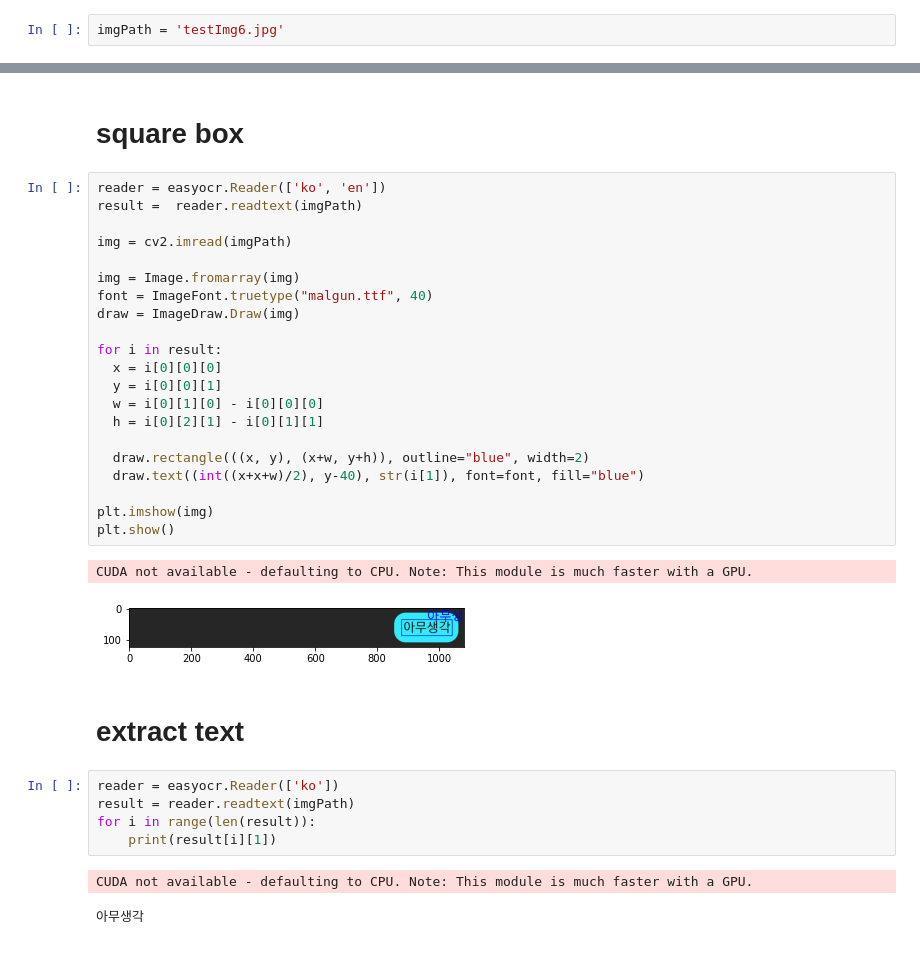
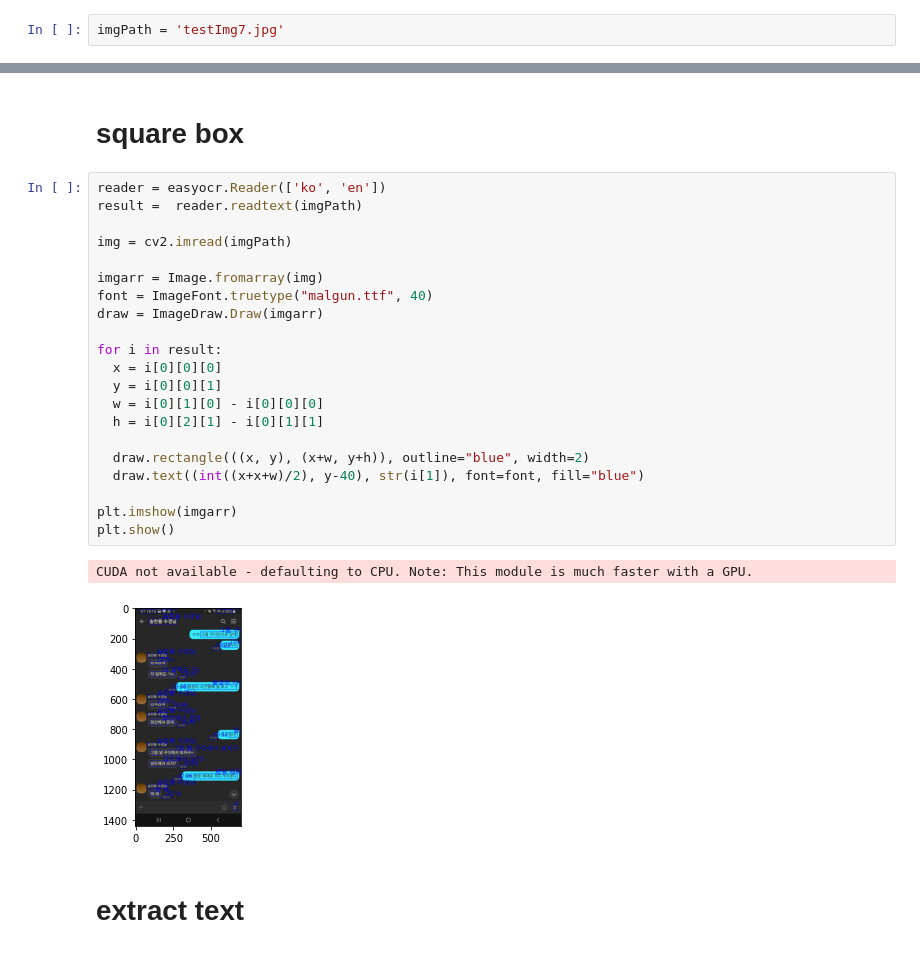
Before and after one commit to UMC-letterbox/ocr_with_python, a Jupyter notebook: ocr.ipynb, the cells around one changed output, grey strips where cells are left out. Saved outputs shown, nothing was run; the diff lists cells and outputs as text.

```diff
--- a/ocr.ipynb
+++ b/ocr.ipynb
@@ -13,4 +13,4 @@ from PIL import ImageFont, ImageDraw, Image
 # %% [markdown]
 # set variable
 # %%
-imgPath = 'testImg6.jpg'
+imgPath = 'testImg7.jpg'
@@ -19,34 +36,26 @@ imgPath = 'testImg6.jpg'
 # %%
 reader = easyocr.Reader(['ko', 'en'])
 result =  reader.readtext(imgPath)
 
 img = cv2.imread(imgPath)
 
-img = Image.fromarray(img)
+imgarr = Image.fromarray(img)
 font = ImageFont.truetype("malgun.ttf", 40)
-draw = ImageDraw.Draw(img)
+draw = ImageDraw.Draw(imgarr)
 
 for i in result:
   x = i[0][0][0]
   y = i[0][0][1]
   w = i[0][1][0] - i[0][0][0]
   h = i[0][2][1] - i[0][1][1]
 
   draw.rectangle(((x, y), (x+w, y+h)), outline="blue", width=2)
   draw.text((int((x+x+w)/2), y-40), str(i[1]), font=font, fill="blue")
 
-plt.imshow(img)
+plt.imshow(imgarr)
 plt.show()
 # %% [output]
 CUDA not available - defaulting to CPU. Note: This module is much faster with a GPU.
-[figure, old version]
+[figure, new version]
 # %% [markdown]
 # extract text
-# %%
-reader = easyocr.Reader(['ko'])
-result = reader.readtext(imgPath)
-for i in range(len(result)):
-    print(result[i][1])
-# %% [output]
-CUDA not available - defaulting to CPU. Note: This module is much faster with a GPU.
-아무생각
```
Also changed, not shown: parts of 3 cells of this notebook, 3 other files.
